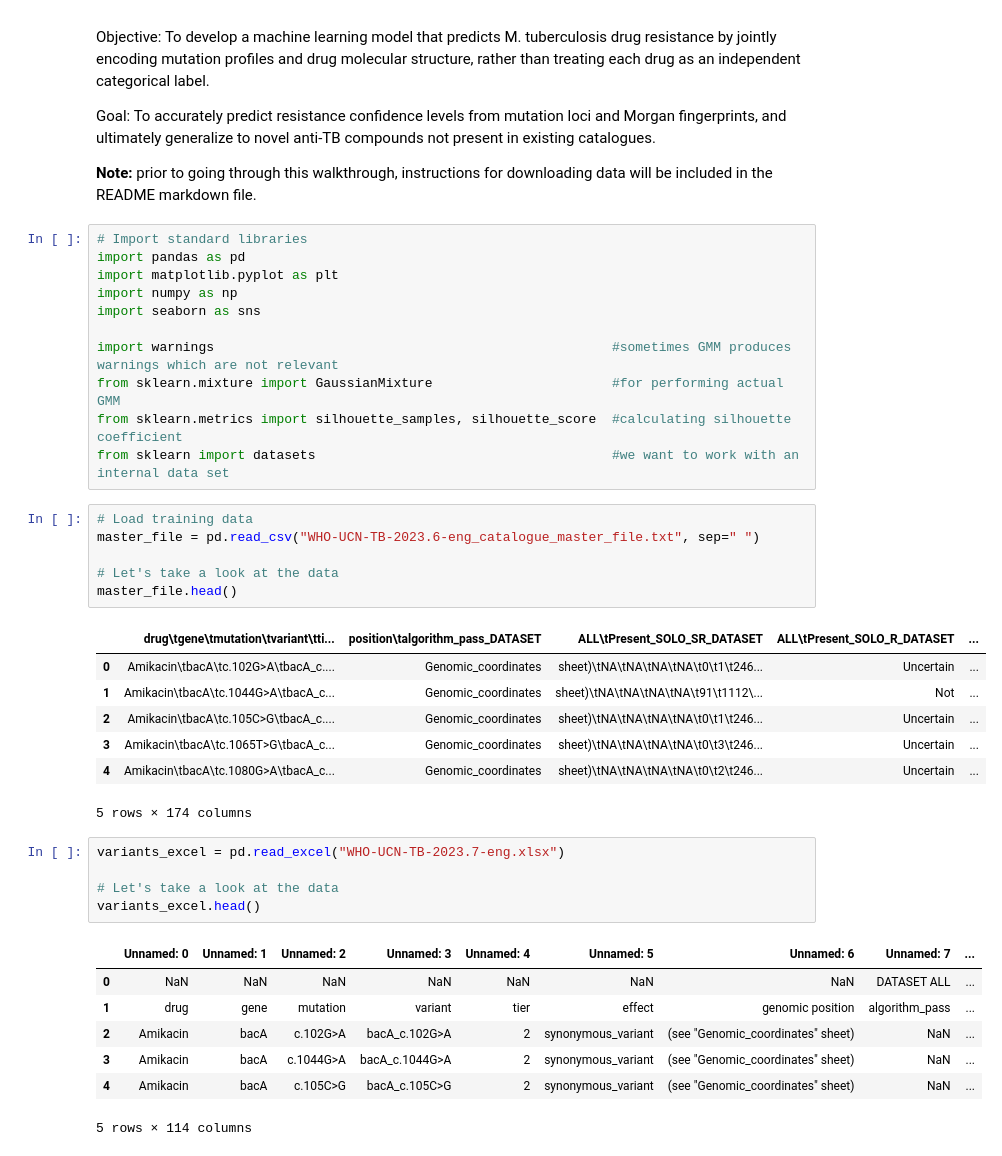
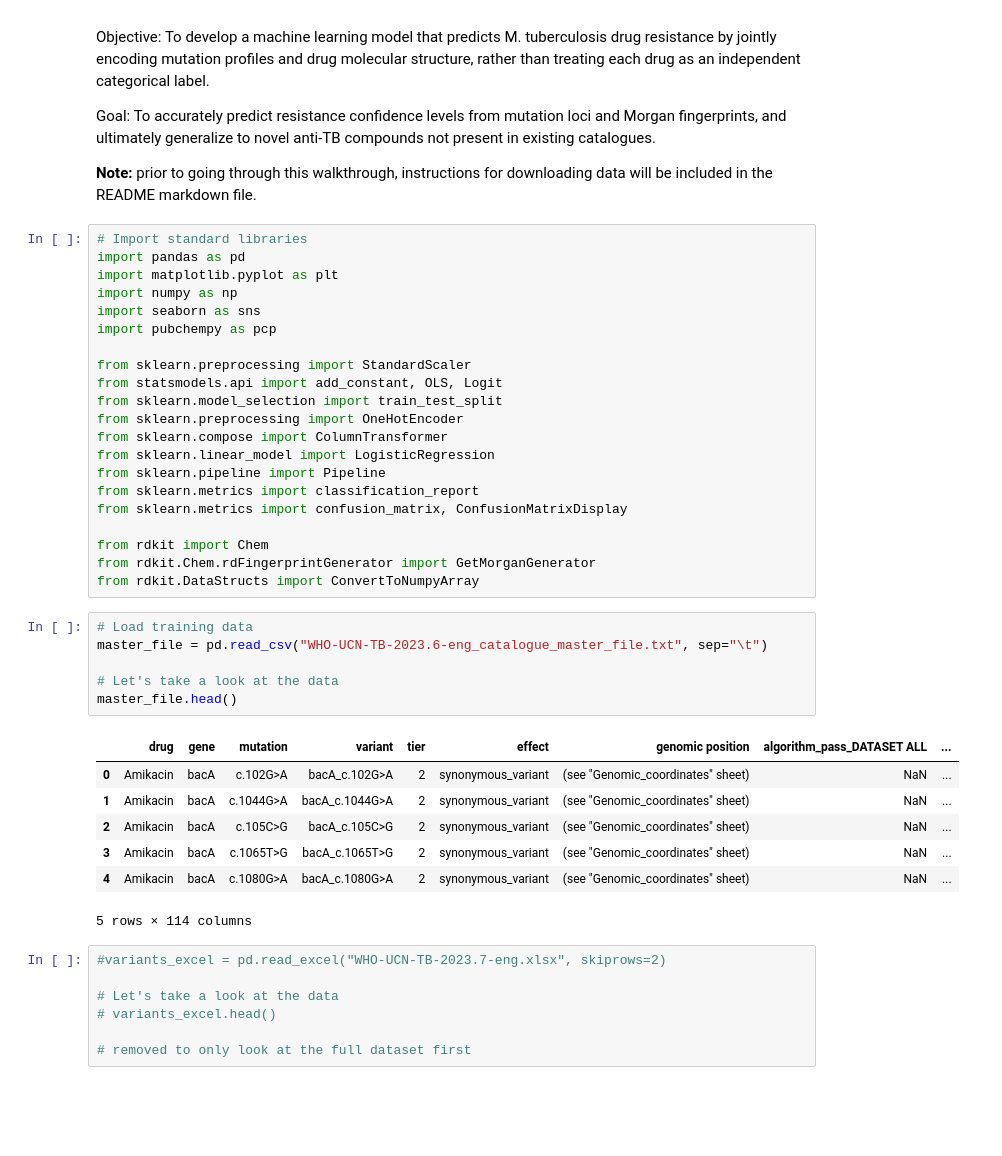
Before and after one commit to ibonomi-MSSE/277B-Final-Project, a Jupyter notebook: draft.ipynb, the cells around one changed output. Cells and saved outputs as stored; diff of their text form; blank space fills up the shorter version.

Commit message:
tested out data cleaning and initial baseline models

```diff
--- a/draft.ipynb
+++ b/draft.ipynb
@@ -18,35 +18,39 @@ import pandas as pd
 import matplotlib.pyplot as plt
 import numpy as np
 import seaborn as sns
+import pubchempy as pcp
 
-import warnings                                                   #sometimes GMM produces warnings which are not relevant
-from sklearn.mixture import GaussianMixture                       #for performing actual GMM
-from sklearn.metrics import silhouette_samples, silhouette_score  #calculating silhouette coefficient
-from sklearn import datasets                                      #we want to work with an internal data set
+from sklearn.preprocessing import StandardScaler
+from statsmodels.api import add_constant, OLS, Logit
+from sklearn.model_selection import train_test_split
+from sklearn.preprocessing import OneHotEncoder
+from sklearn.compose import ColumnTransformer
+from sklearn.linear_model import LogisticRegression
+from sklearn.pipeline import Pipeline
+from sklearn.metrics import classification_report
+from sklearn.metrics import confusion_matrix, ConfusionMatrixDisplay
+
+from rdkit import Chem
+from rdkit.Chem.rdFingerprintGenerator import GetMorganGenerator
+from rdkit.DataStructs import ConvertToNumpyArray
 # %%
 # Load training data
-master_file = pd.read_csv("WHO-UCN-TB-2023.6-eng_catalogue_master_file.txt", sep=" ")
+master_file = pd.read_csv("WHO-UCN-TB-2023.6-eng_catalogue_master_file.txt", sep="\t")
 
 # Let's take a look at the data
 master_file.head()
 # %% [output]
-|  | drug\tgene\tmutation\tvariant\tti... | position\talgorithm_pass_DATASET | ALL\tPresent_SOLO_SR_DATASET | ALL\tPresent_SOLO_R_DATASET | ... |
-| 0 | Amikacin\tbacA\tc.102G>A\tbacA_c.... | Genomic_coordinates | sheet)\tNA\tNA\tNA\tNA\t0\t1\t246... | Uncertain | ... |
-| 1 | Amikacin\tbacA\tc.1044G>A\tbacA_c... | Genomic_coordinates | sheet)\tNA\tNA\tNA\tNA\t91\t1112\... | Not | ... |
-| 2 | Amikacin\tbacA\tc.105C>G\tbacA_c.... | Genomic_coordinates | sheet)\tNA\tNA\tNA\tNA\t0\t1\t246... | Uncertain | ... |
-| 3 | Amikacin\tbacA\tc.1065T>G\tbacA_c... | Genomic_coordinates | sheet)\tNA\tNA\tNA\tNA\t0\t3\t246... | Uncertain | ... |
-| 4 | Amikacin\tbacA\tc.1080G>A\tbacA_c... | Genomic_coordinates | sheet)\tNA\tNA\tNA\tNA\t0\t2\t246... | Uncertain | ... |
+|  | drug | gene | mutation | variant | tier | effect | genomic position | algorithm_pass_DATASET ALL | ... |
+| 0 | Amikacin | bacA | c.102G>A | bacA_c.102G>A | 2 | synonymous_variant | (see "Genomic_coordinates" sheet) | NaN | ... |
+| 1 | Amikacin | bacA | c.1044G>A | bacA_c.1044G>A | 2 | synonymous_variant | (see "Genomic_coordinates" sheet) | NaN | ... |
+| 2 | Amikacin | bacA | c.105C>G | bacA_c.105C>G | 2 | synonymous_variant | (see "Genomic_coordinates" sheet) | NaN | ... |
+| 3 | Amikacin | bacA | c.1065T>G | bacA_c.1065T>G | 2 | synonymous_variant | (see "Genomic_coordinates" sheet) | NaN | ... |
+| 4 | Amikacin | bacA | c.1080G>A | bacA_c.1080G>A | 2 | synonymous_variant | (see "Genomic_coordinates" sheet) | NaN | ... |
-5 rows × 174 columns
+5 rows × 114 columns
 # %%
-variants_excel = pd.read_excel("WHO-UCN-TB-2023.7-eng.xlsx")
+#variants_excel = pd.read_excel("WHO-UCN-TB-2023.7-eng.xlsx", skiprows=2)
 
 # Let's take a look at the data
-variants_excel.head()
+# variants_excel.head()
+
+# removed to only look at the full dataset first
-# %% [output]
-|  | Unnamed: 0 | Unnamed: 1 | Unnamed: 2 | Unnamed: 3 | Unnamed: 4 | Unnamed: 5 | Unnamed: 6 | Unnamed: 7 | ... |
-| 0 | NaN | NaN | NaN | NaN | NaN | NaN | NaN | DATASET ALL | ... |
-| 1 | drug | gene | mutation | variant | tier | effect | genomic position | algorithm_pass | ... |
-| 2 | Amikacin | bacA | c.102G>A | bacA_c.102G>A | 2 | synonymous_variant | (see "Genomic_coordinates" sheet) | NaN | ... |
-| 3 | Amikacin | bacA | c.1044G>A | bacA_c.1044G>A | 2 | synonymous_variant | (see "Genomic_coordinates" sheet) | NaN | ... |
-| 4 | Amikacin | bacA | c.105C>G | bacA_c.105C>G | 2 | synonymous_variant | (see "Genomic_coordinates" sheet) | NaN | ... |
-5 rows × 114 columns
```
Also changed, not shown: parts of 13 cells of this notebook.
